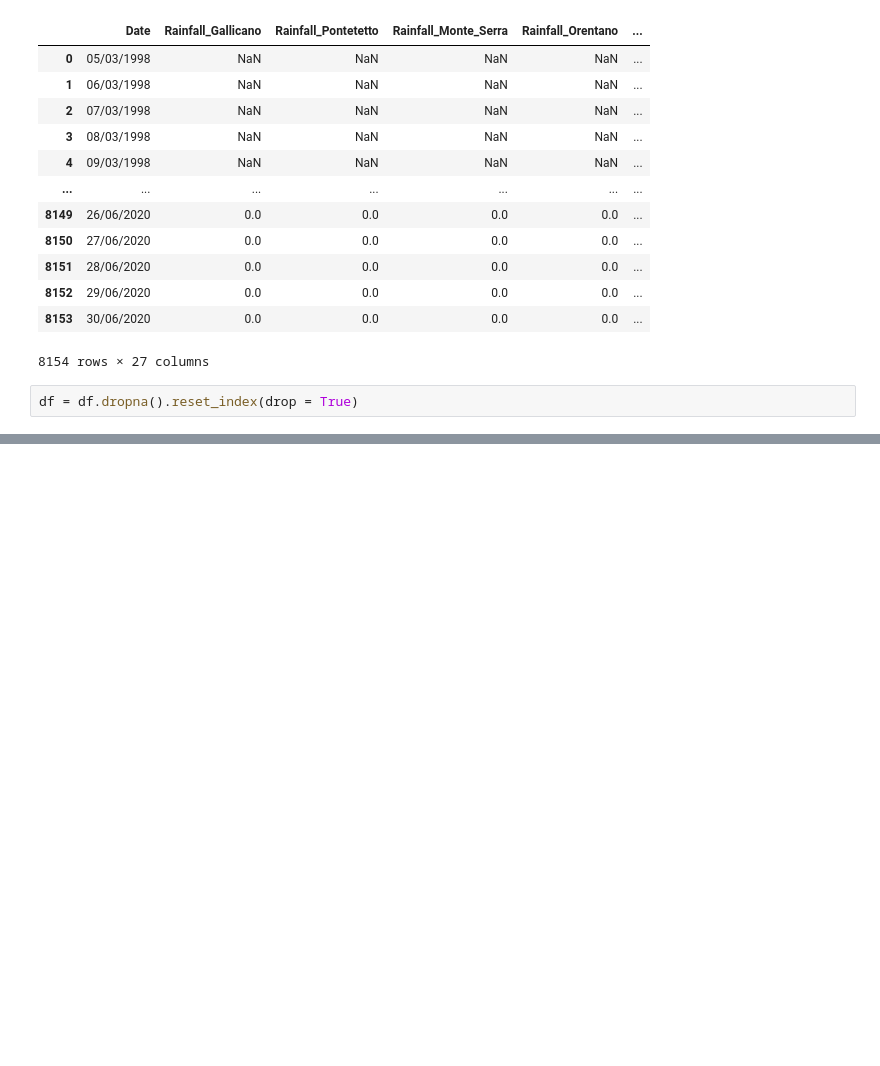
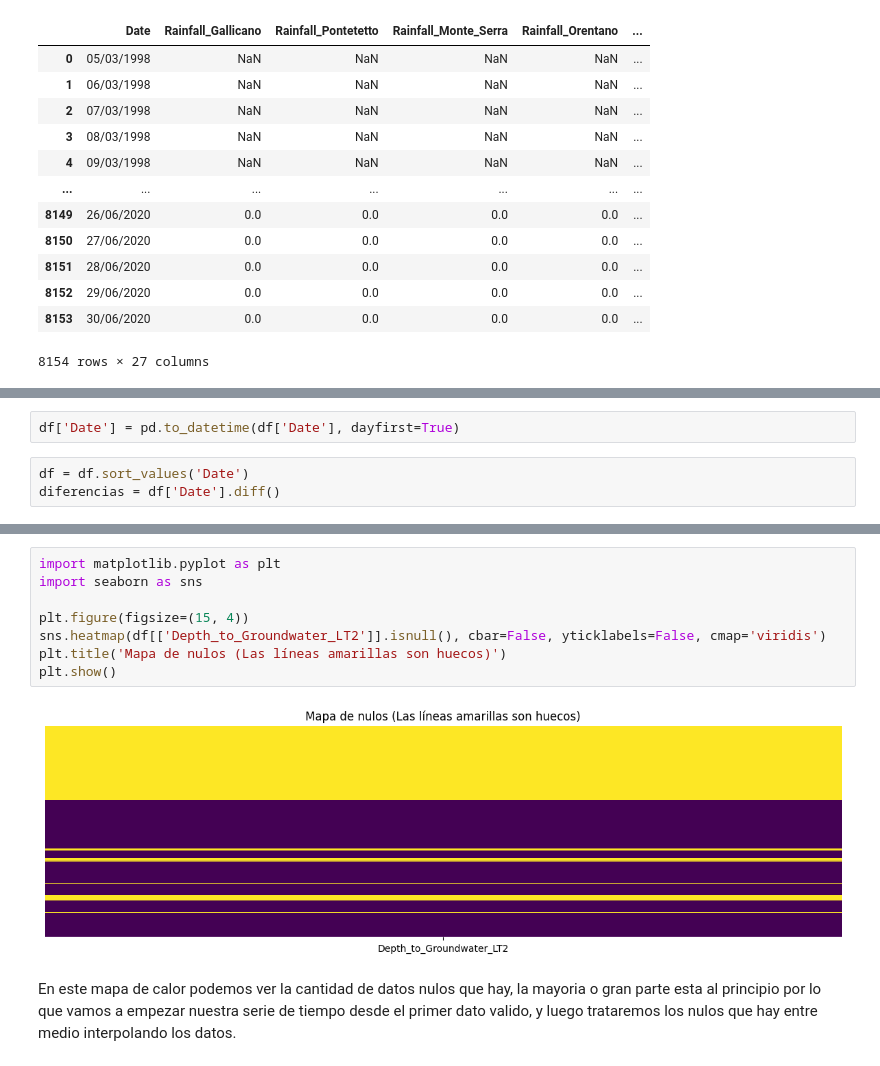
Before and after one commit to 4GeeksAcademy/tsa_LeandroR093, a Jupyter notebook: src/explore.ipynb, the cells around one changed output, grey strips where cells are left out. Cells and saved outputs as stored; diff of their text form; blank space fills up the shorter version.

```diff
--- a/src/explore.ipynb
+++ b/src/explore.ipynb
@@ -19,5 +19,3 @@ df
 | 8152 | 29/06/2020 | 0.0 | 0.0 | 0.0 | 0.0 | ... |
 | 8153 | 30/06/2020 | 0.0 | 0.0 | 0.0 | 0.0 | ... |
 8154 rows × 27 columns
-# %%
-df = df.dropna().reset_index(drop = True)
@@ -38,0 +22,5 @@ Index(['Date', 'Rainfall_Gallicano', 'Rainfall_Pontetetto',
+# %%
+df['Date'] = pd.to_datetime(df['Date'], dayfirst=True)
+# %%
+df = df.sort_values('Date')
+diferencias = df['Date'].diff()
@@ -38,0 +37,12 @@ Index(['Date', 'Rainfall_Gallicano', 'Rainfall_Pontetetto',
+# %%
+import matplotlib.pyplot as plt
+import seaborn as sns
+
+plt.figure(figsize=(15, 4))
+sns.heatmap(df[['Depth_to_Groundwater_LT2']].isnull(), cbar=False, yticklabels=False, cmap='viridis')
+plt.title('Mapa de nulos (Las líneas amarillas son huecos)')
+plt.show()
+# %% [output]
+[figure, added]
+# %% [markdown]
+En este mapa de calor podemos ver la cantidad de datos nulos que hay, la mayoria o gran parte esta al principio por lo que vamos a empezar nuestra serie de tiempo desde el primer dato valido, y luego trataremos los nulos que hay entre medio interpolando los datos.
```
Also changed, not shown: parts of 24 cells of this notebook.
